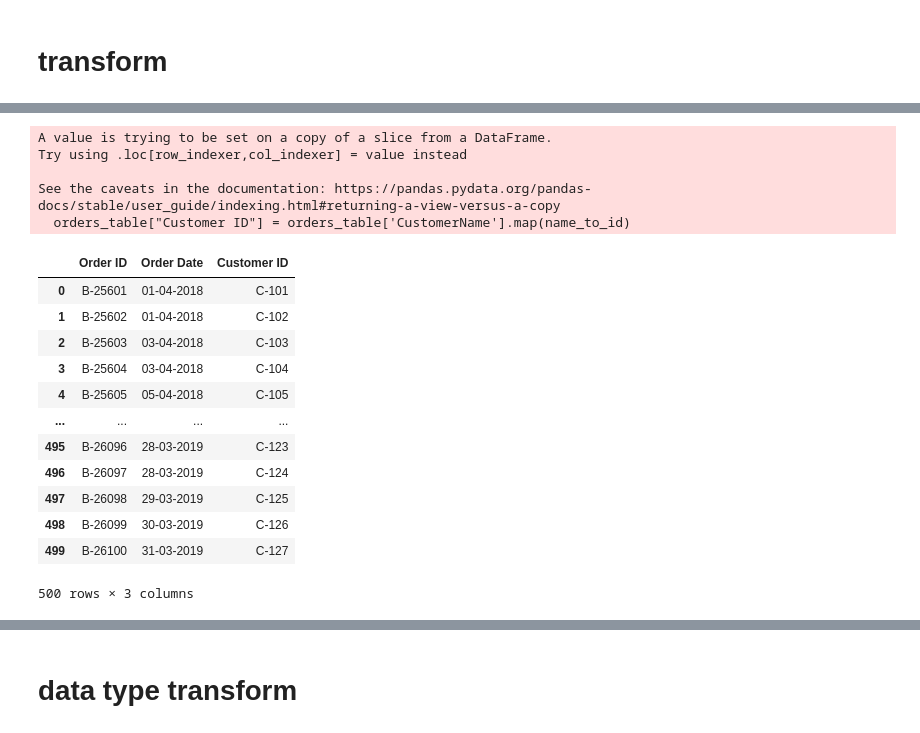
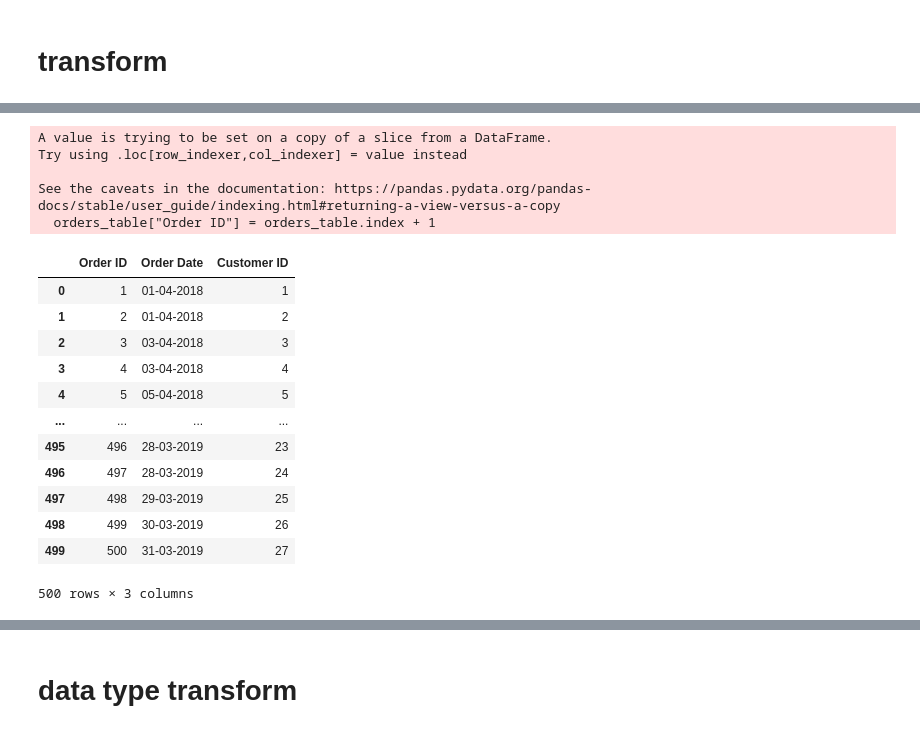
Before and after one commit to DeepVader/myProject4002, a Jupyter notebook: main.ipynb, the cells around one changed output, grey strips where cells are left out. Cells and saved outputs as stored; diff of their text form; code cells hidden in the pictures.

```diff
--- a/main.ipynb
+++ b/main.ipynb
@@ -165,7 +123,6 @@ name_to_id
 # %%
 customers_df = orders_df[["CustomerName", "State", "City"]].drop_duplicates().reset_index(drop=True)
-
-customers_df["Customer ID"] = customers_df['CustomerName'].map(name_to_id)
+customers_df["Customer ID"] = customers_df.index + 1
 
 customers_df = customers_df[["Customer ID", "CustomerName", "State", "City"]]
 customers_df
@@ -186,30 +164,27 @@ customers_df
 # %%
-orders_df["Customer ID"] = customers_df["Customer ID"]
-orders_table = orders_df[["Order ID", "Order Date", "CustomerName"]]
-
-orders_table["Customer ID"] = orders_table['CustomerName'].map(name_to_id)
-
-orders_table = orders_table.drop('CustomerName', axis='columns')
+orders_df["Customer ID"] = orders_df.merge(customers_df, on=["CustomerName", "State", "City"])["Customer ID"]
+orders_table = orders_df[["Order ID", "Order Date", "Customer ID"]]
+orders_table["Order ID"] = orders_table.index + 1
 
 orders_table
 # %% [output]
 A value is trying to be set on a copy of a slice from a DataFrame.
 Try using .loc[row_indexer,col_indexer] = value instead
 
 See the caveats in the documentation: https://pandas.pydata.org/pandas-docs/stable/user_guide/indexing.html#returning-a-view-versus-a-copy
-  orders_table["Customer ID"] = orders_table['CustomerName'].map(name_to_id)
+  orders_table["Order ID"] = orders_table.index + 1
 |  | Order ID | Order Date | Customer ID |
-| 0 | B-25601 | 01-04-2018 | C-101 |
-| 1 | B-25602 | 01-04-2018 | C-102 |
-| 2 | B-25603 | 03-04-2018 | C-103 |
-| 3 | B-25604 | 03-04-2018 | C-104 |
-| 4 | B-25605 | 05-04-2018 | C-105 |
+| 0 | 1 | 01-04-2018 | 1 |
+| 1 | 2 | 01-04-2018 | 2 |
+| 2 | 3 | 03-04-2018 | 3 |
+| 3 | 4 | 03-04-2018 | 4 |
+| 4 | 5 | 05-04-2018 | 5 |
 | ... | ... | ... | ... |
-| 495 | B-26096 | 28-03-2019 | C-123 |
-| 496 | B-26097 | 28-03-2019 | C-124 |
-| 497 | B-26098 | 29-03-2019 | C-125 |
-| 498 | B-26099 | 30-03-2019 | C-126 |
-| 499 | B-26100 | 31-03-2019 | C-127 |
+| 495 | 496 | 28-03-2019 | 23 |
+| 496 | 497 | 28-03-2019 | 24 |
+| 497 | 498 | 29-03-2019 | 25 |
+| 498 | 499 | 30-03-2019 | 26 |
+| 499 | 500 | 31-03-2019 | 27 |
 500 rows × 3 columns
 # %%
 categories_df = order_details_df[["Category"]].drop_duplicates().reset_index(drop=True)
```
Also changed, not shown: parts of 34 cells of this notebook, 13 other files.
